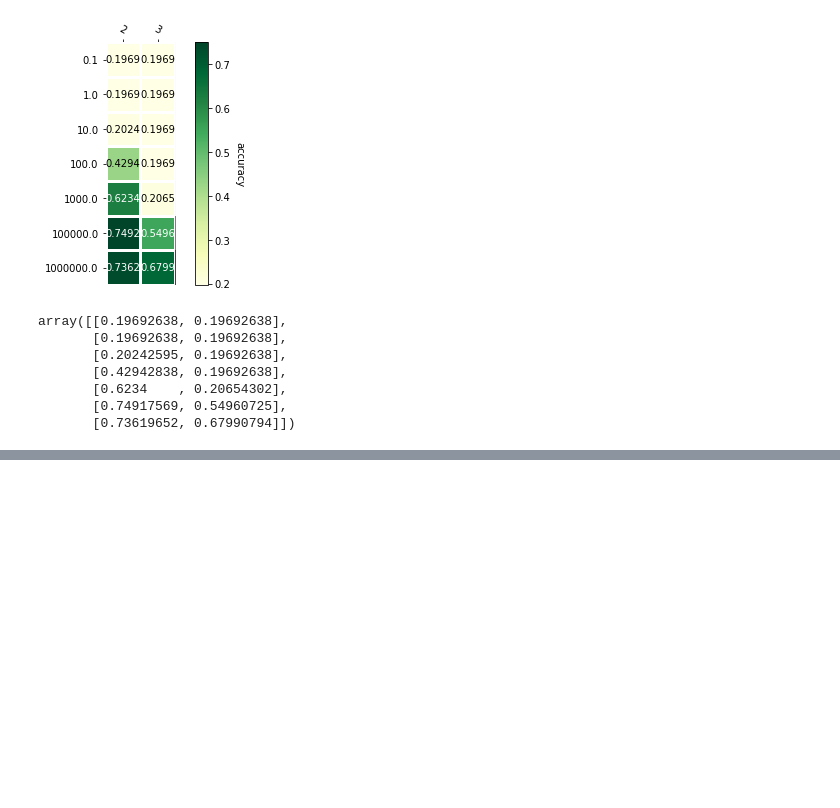
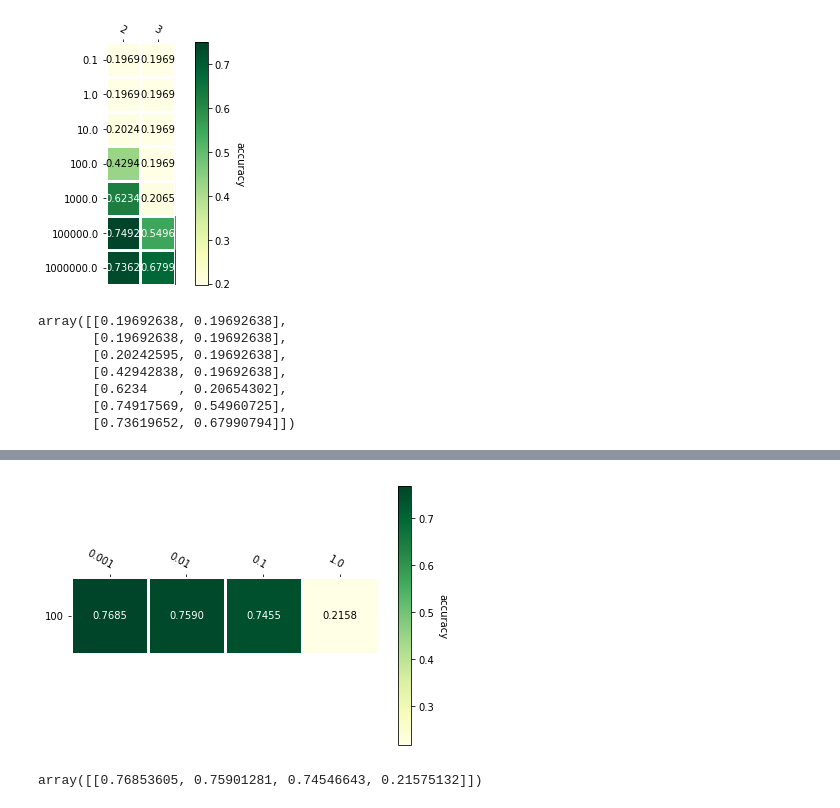
Before and after one commit to jonabaa/Project3, a Jupyter notebook: SVM kernel test.ipynb, the cells around one changed output, grey strips where cells are left out. Saved outputs shown, nothing was run; the diff lists cells and outputs as text; code cells hidden in the pictures; blank space fills up the shorter version.

```diff
--- a/SVM kernel test.ipynb
+++ b/SVM kernel test.ipynb
@@ -80,0 +105,5 @@ array([[0.19692638, 0.19692638],
+# %%
+rbf_svm_tester(x_train, y_train, C_list = [100], gamma_list = [0.001, 0.01, 0.1, 1], folds = 3, plot = True)
+# %% [output]
+[figure, added]
+array([[0.76853605, 0.75901281, 0.74546643, 0.21575132]])
```
Also changed, not shown: parts of 3 cells of this notebook, 4 other files.
